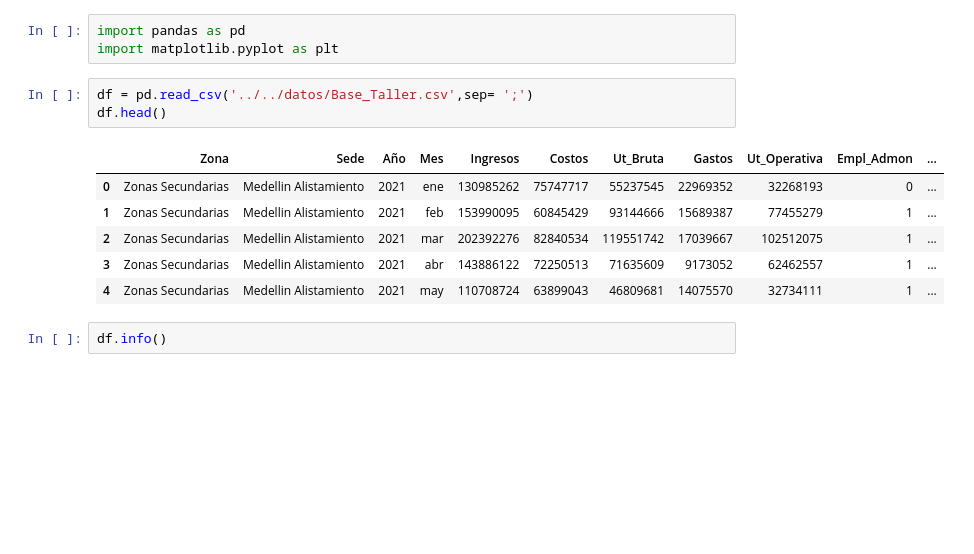
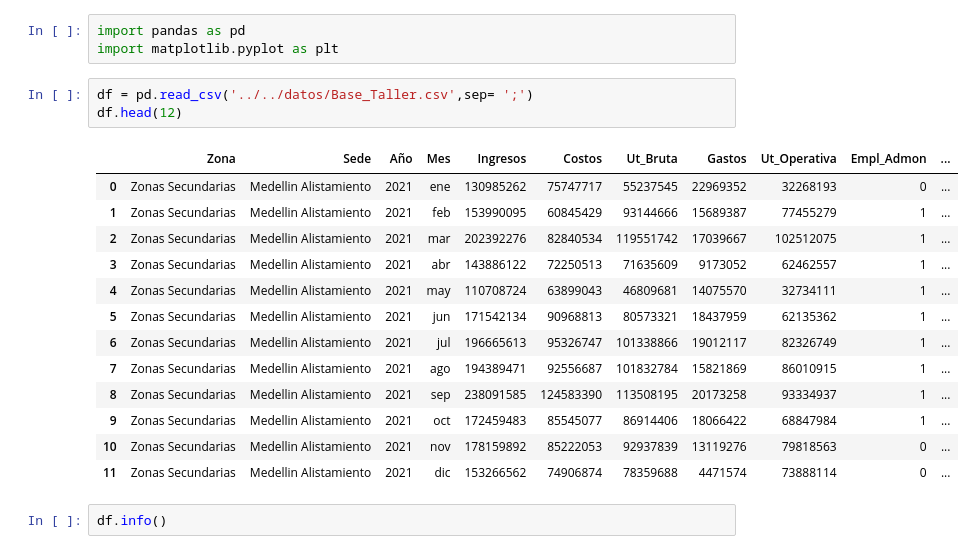
Before and after one commit to Anyeladr/taller, a Jupyter notebook: session-01/notebooks/Sesion 1.ipynb, the cells around one changed output. Saved outputs shown, nothing was run; the diff lists cells and outputs as text; blank space fills up the shorter version.

```diff
--- a/session-01/notebooks/Sesion 1.ipynb
+++ b/session-01/notebooks/Sesion 1.ipynb
@@ -8,14 +8,21 @@ import pandas as pd
 import matplotlib.pyplot as plt
 # %%
 df = pd.read_csv('../../datos/Base_Taller.csv',sep= ';')
-df.head()
+df.head(12)
 # %% [output]
 |  | Zona | Sede | Año | Mes | Ingresos | Costos | Ut_Bruta | Gastos | Ut_Operativa | Empl_Admon | ... |
 | 0 | Zonas Secundarias | Medellin Alistamiento | 2021 | ene | 130985262 | 75747717 | 55237545 | 22969352 | 32268193 | 0 | ... |
 | 1 | Zonas Secundarias | Medellin Alistamiento | 2021 | feb | 153990095 | 60845429 | 93144666 | 15689387 | 77455279 | 1 | ... |
 | 2 | Zonas Secundarias | Medellin Alistamiento | 2021 | mar | 202392276 | 82840534 | 119551742 | 17039667 | 102512075 | 1 | ... |
 | 3 | Zonas Secundarias | Medellin Alistamiento | 2021 | abr | 143886122 | 72250513 | 71635609 | 9173052 | 62462557 | 1 | ... |
 | 4 | Zonas Secundarias | Medellin Alistamiento | 2021 | may | 110708724 | 63899043 | 46809681 | 14075570 | 32734111 | 1 | ... |
+| 5 | Zonas Secundarias | Medellin Alistamiento | 2021 | jun | 171542134 | 90968813 | 80573321 | 18437959 | 62135362 | 1 | ... |
+| 6 | Zonas Secundarias | Medellin Alistamiento | 2021 | jul | 196665613 | 95326747 | 101338866 | 19012117 | 82326749 | 1 | ... |
+| 7 | Zonas Secundarias | Medellin Alistamiento | 2021 | ago | 194389471 | 92556687 | 101832784 | 15821869 | 86010915 | 1 | ... |
+| 8 | Zonas Secundarias | Medellin Alistamiento | 2021 | sep | 238091585 | 124583390 | 113508195 | 20173258 | 93334937 | 1 | ... |
+| 9 | Zonas Secundarias | Medellin Alistamiento | 2021 | oct | 172459483 | 85545077 | 86914406 | 18066422 | 68847984 | 1 | ... |
+| 10 | Zonas Secundarias | Medellin Alistamiento | 2021 | nov | 178159892 | 85222053 | 92937839 | 13119276 | 79818563 | 0 | ... |
+| 11 | Zonas Secundarias | Medellin Alistamiento | 2021 | dic | 153266562 | 74906874 | 78359688 | 4471574 | 73888114 | 0 | ... |
 # %%
 df.info()
 # %% [output]
```
Also changed, not shown: parts of 9 cells of this notebook.
